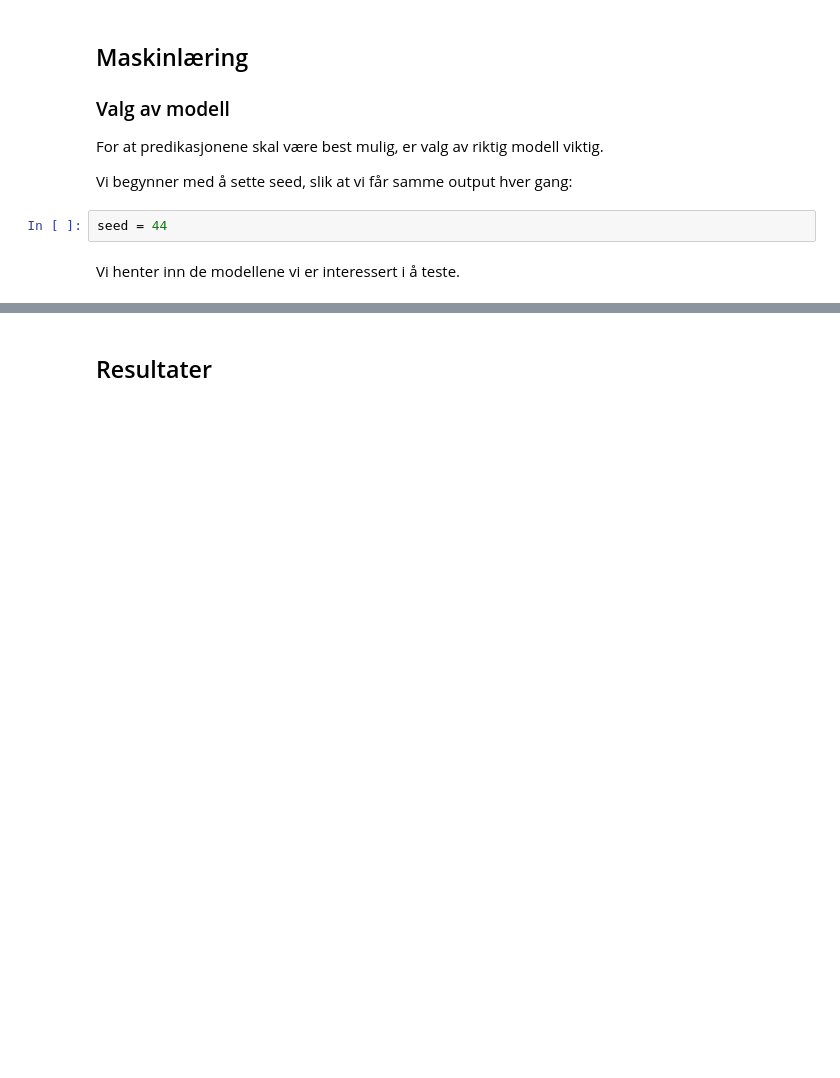
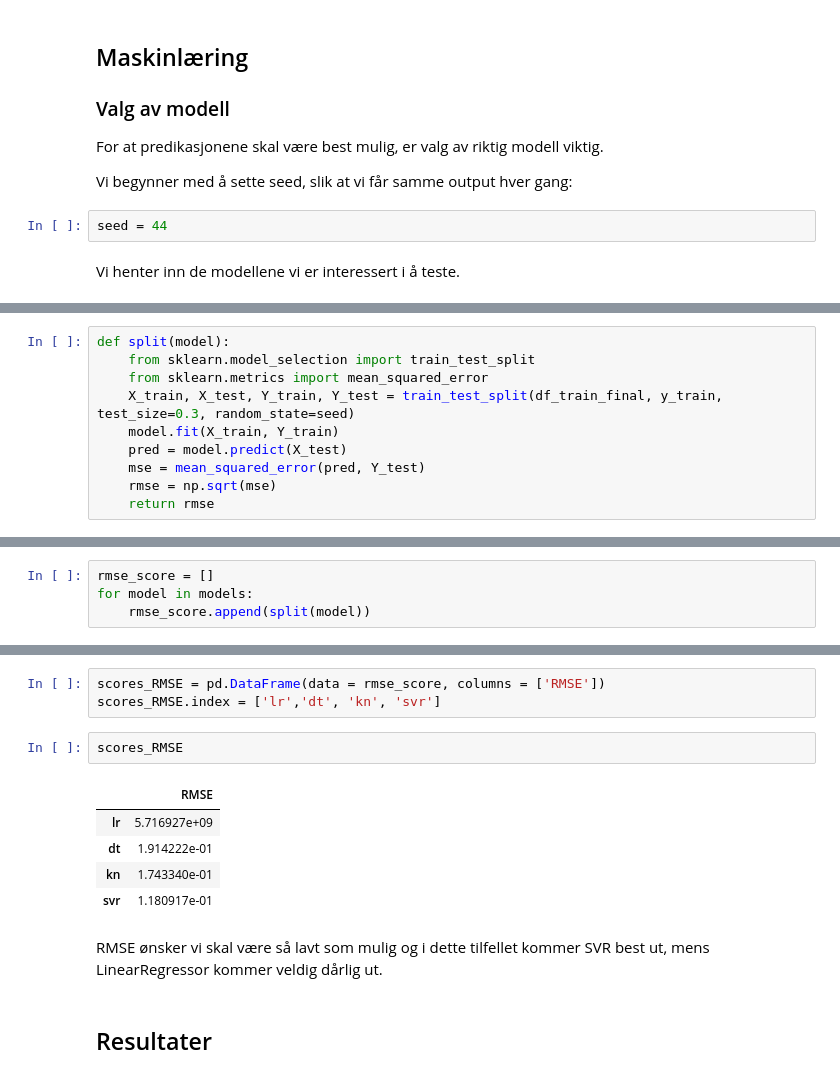
Before and after one commit to sebastianberge/ames-housing-prices, a Jupyter notebook: Ames - Housing Prices.ipynb, the cells around one changed output, grey strips where cells are left out. Cells and saved outputs as stored; diff of their text form; blank space fills up the shorter version.

```diff
--- a/Ames - Housing Prices.ipynb
+++ b/Ames - Housing Prices.ipynb
@@ -477,0 +524,10 @@ kn = KNeighborsRegressor(n_jobs = -1)
+# %%
+def split(model):
+    from sklearn.model_selection import train_test_split
+    from sklearn.metrics import mean_squared_error
+    X_train, X_test, Y_train, Y_test = train_test_split(df_train_final, y_train, test_size=0.3, random_state=seed)
+    model.fit(X_train, Y_train)
+    pred = model.predict(X_test)
+    mse = mean_squared_error(pred, Y_test)
+    rmse = np.sqrt(mse)
+    return rmse
@@ -477,0 +536,4 @@ kn = KNeighborsRegressor(n_jobs = -1)
+# %%
+rmse_score = []
+for model in models:
+    rmse_score.append(split(model))
@@ -478,2 +542,15 @@ kn = KNeighborsRegressor(n_jobs = -1)
+# %%
+scores_RMSE = pd.DataFrame(data = rmse_score, columns = ['RMSE'])
+scores_RMSE.index = ['lr','dt', 'kn', 'svr']
+# %%
+scores_RMSE
+# %% [output]
+|  | RMSE |
+| lr | 5.716927e+09 |
+| dt | 1.914222e-01 |
+| kn | 1.743340e-01 |
+| svr | 1.180917e-01 |
+# %% [markdown]
+RMSE ønsker vi skal være så lavt som mulig og i dette tilfellet kommer SVR best ut, mens LinearRegressor kommer veldig dårlig ut.
 # %% [markdown]
 ## Resultater <a name="resultater"></a>
```
Also changed, not shown: parts of 13 cells of this notebook, 1 other file.
